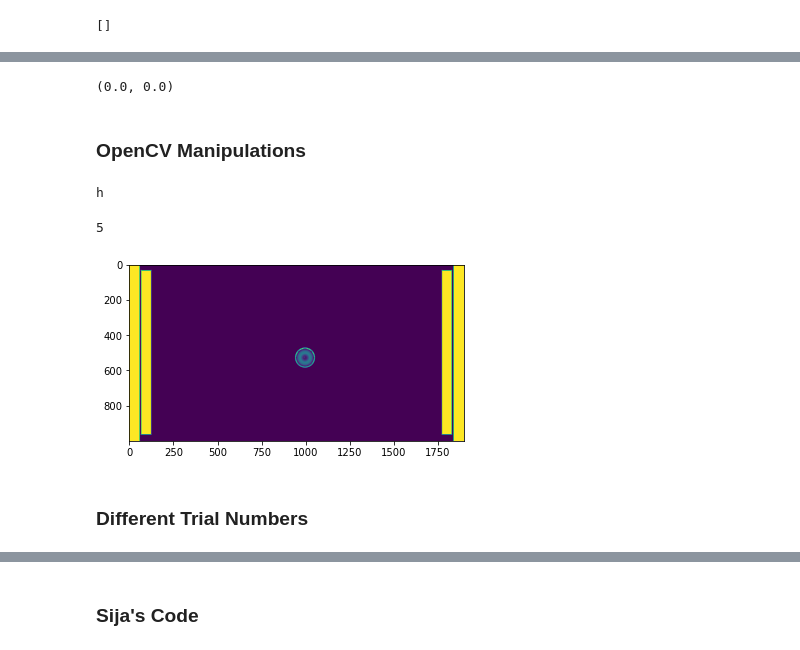
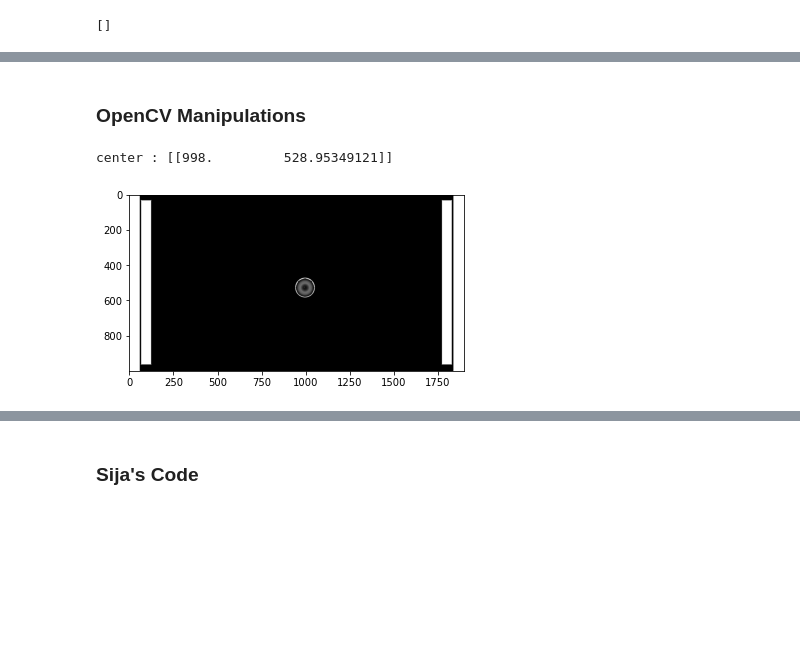
Before and after one commit to adithr/Eye-Tracking-Neural-Sys, a Jupyter notebook: PyGazeAnalyser Example Notebook.ipynb, the cells around one changed output, grey strips where cells are left out. Drawn from its saved outputs; the diff is of its cells as text; code cells hidden in the pictures; blank space fills up the shorter version.

```diff
--- a/PyGazeAnalyser Example Notebook.ipynb
+++ b/PyGazeAnalyser Example Notebook.ipynb
@@ -102,40 +125,46 @@ def return_cross_pos(game_nr,trial_nr):
     return x_mean, y_mean
-# %%
-return_cross_pos(4,12)
-# %% [output]
-(0.0, 0.0)
 # %% [markdown]
 ### OpenCV Manipulations
 # %%
-image_load = cv2.imread(img_heatmap_file+'.png',0)
+def return_centroid_heatmap(image_load):
+    """
+    Finds circular contours in the image and returns the center
+
+    @Input: image_load: Input image of the heatmap
+
+    Returns: center (x,y); image_out (image with contours)
+    """
+    ## find number of blobs
+
+    #threshold
+    _,thresh_image = cv2.threshold(image_load,10,255,cv2.THRESH_BINARY)#+cv2.THRESH_OTSU)cv2.threshold(img_gray, thresh, 150, 255, THRESH_BINARY);
+    contours, hierarchy = cv2.findContours(thresh_image,cv2.RETR_TREE, cv2.CHAIN_APPROX_SIMPLE)
 
 
-## find number of blobs
+    center_list = [] #relevant contours
+    radius_list = [] #relevant radii
+    for cnt in contours:
+        #check for circle enclosing contour
+        (x,y),radius = cv2.minEnclosingCircle(cnt)
+        center = (int(x),int(y))
+        radius = int(np.ceil((radius)))
 
-#threshold
-_,thresh_image = cv2.threshold(image_load,10,255,cv2.THRESH_BINARY)#+cv2.THRESH_OTSU)cv2.threshold(img_gray, thresh, 150, 255, THRESH_BINARY);
-contours, hierarchy = cv2.findContours(thresh_image,cv2.RETR_TREE, cv2.CHAIN_APPROX_SIMPLE)
+        if radius <100:
+            #draw circular contours
+            cv2.circle(image_load,center,radius,(255,255,0),2)
+            center_list.append([x,y])
+            radius_list.append(radius)
+            #cv2.drawContours(image_load,cnt,contourIdx=-1, color=(255, 255, 0), thickness=2,\
+                         #lineType=cv2.LINE_AA)
 
-
-cutoff_cnts = [] #relevant contours
-for cnt in contours:
-    #check for circle enclosing contour
-    (x,y),radius = cv2.minEnclosingCircle(cnt)
-    center = (int(x),int(y))
-    radius = int(np.ceil((radius)))
-
-    if radius <100:
-        #draw circular contours
-        cv2.circle(image_load,center,radius,(255,255,0),2)
-        print('h')
-    cv2.drawContours(image_load,cnt,contourIdx=-1, color=(255, 255, 0), thickness=2,\
-                     lineType=cv2.LINE_AA)
-
-plt.imshow(image_load)
-len(contours)
+    return np.array(center_list),radius_list,image_load
-# %% [output]
-h
-5
-[figure, removed]
-# %% [markdown]
-### Different Trial Numbers
+# %%
+## TESTING THE ABOVE FN
+image_load = cv2.imread(img_heatmap_file+'.png',0)
+center,image_out = return_centroid_heatmap(image_load)
+
+plt.imshow(image_out,cmap='gray')
+print('center :',center)
+# %% [output]
+center : [[998.         528.95349121]]
+[figure, added]
```
Also changed, not shown: parts of 21 cells of this notebook, 16 other files.
